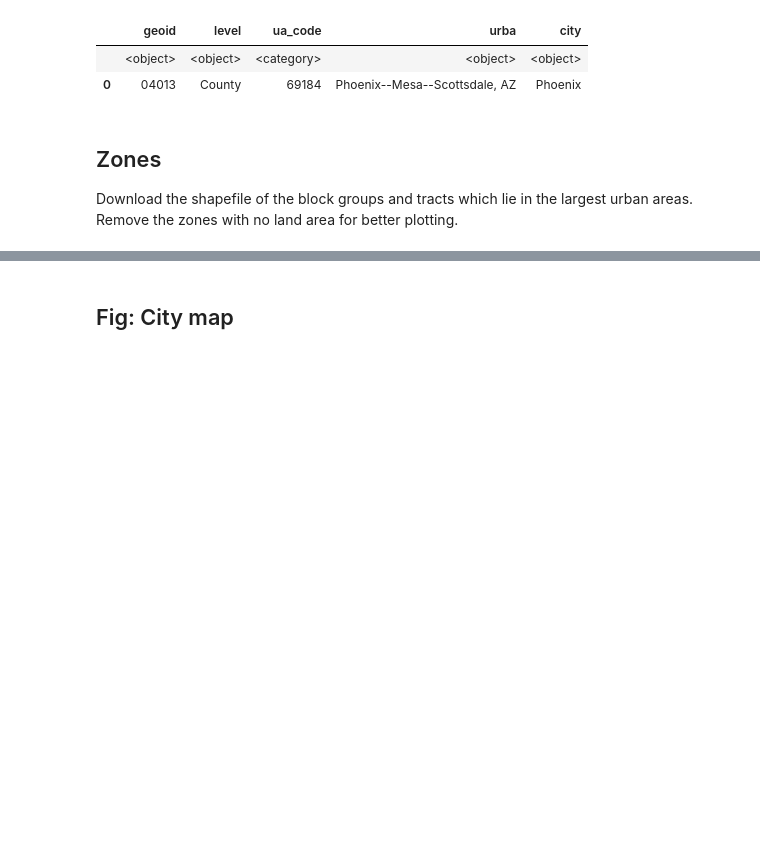
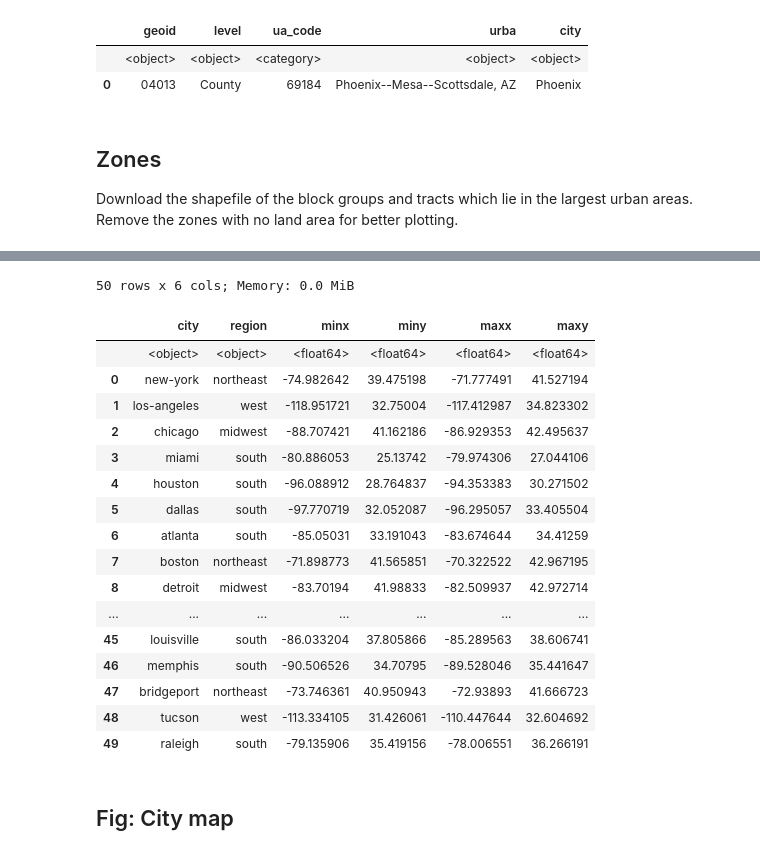
Before and after one commit to rvanxer/spatial_access_america, a Jupyter notebook: geometry.ipynb, the cells around one changed output, grey strips where cells are left out. Drawn from its saved outputs; the diff is of its cells as text; code cells hidden in the pictures; blank space fills up the shorter version.

```diff
--- a/geometry.ipynb
+++ b/geometry.ipynb
@@ -174,3 +176,38 @@ zones = gpd.read_parquet('data/zones.parquet').disp()
+# %%
+bounds = (zones.set_index('city').bounds
+          .groupby('city', observed=1).agg(D(
+              minx='min', miny='min', maxx='max', maxy='max'))
+          .apply(lambda x: np.round(x, 6)))
+city2rgn = (filt(zones, level='BG')
+            .assign(geoid=lambda df: df.geoid.str[:2])
+            .groupby(['geoid', 'city'], observed=1)
+            .size().rename('nBG').sort_values(ascending=0)
+            .reset_index().drop_duplicates(subset='city')
+            .merge(states, on='geoid')[['city', 'region']]
+            .merge(bounds, on='city'))
+for col in ['city', 'region']:
+    city2rgn[col] = [x.lower().replace(' ', '-').replace('.', '')
+                     for x in city2rgn[col]]
+city2rgn.disp(None).to_csv('data/city_region.csv', index=False)
+# %% [output]
+50 rows x 6 cols; Memory: 0.0 MiB
+|  | city | region | minx | miny | maxx | maxy |
+|  | <object> | <object> | <float64> | <float64> | <float64> | <float64> |
+| 0 | new-york | northeast | -74.982642 | 39.475198 | -71.777491 | 41.527194 |
+| 1 | los-angeles | west | -118.951721 | 32.75004 | -117.412987 | 34.823302 |
+| 2 | chicago | midwest | -88.707421 | 41.162186 | -86.929353 | 42.495637 |
+| 3 | miami | south | -80.886053 | 25.13742 | -79.974306 | 27.044106 |
+| 4 | houston | south | -96.088912 | 28.764837 | -94.353383 | 30.271502 |
+| 5 | dallas | south | -97.770719 | 32.052087 | -96.295057 | 33.405504 |
+| 6 | atlanta | south | -85.05031 | 33.191043 | -83.674644 | 34.41259 |
+| 7 | boston | northeast | -71.898773 | 41.565851 | -70.322522 | 42.967195 |
+| 8 | detroit | midwest | -83.70194 | 41.98833 | -82.509937 | 42.972714 |
+| ... | ... | ... | ... | ... | ... | ... |
+| 45 | louisville | south | -86.033204 | 37.805866 | -85.289563 | 38.606741 |
+| 46 | memphis | south | -90.506526 | 34.70795 | -89.528046 | 35.441647 |
+| 47 | bridgeport | northeast | -73.746361 | 40.950943 | -72.93893 | 41.666723 |
+| 48 | tucson | west | -113.334105 | 31.426061 | -110.447644 | 32.604692 |
+| 49 | raleigh | south | -79.135906 | 35.419156 | -78.006551 | 36.266191 |
 # %% [markdown]
 ## Fig: City map
 # %%
```
Also changed, not shown: parts of 5 cells of this notebook, 3 other files.
